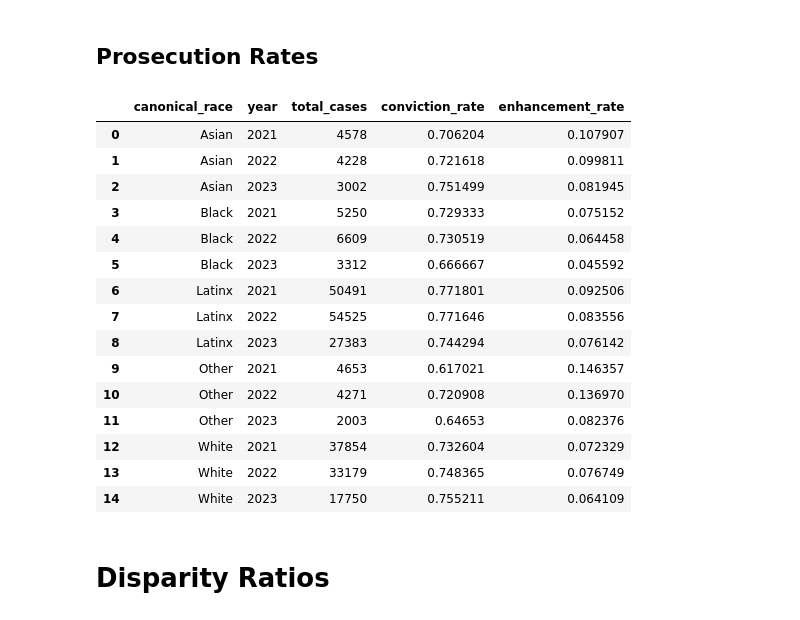
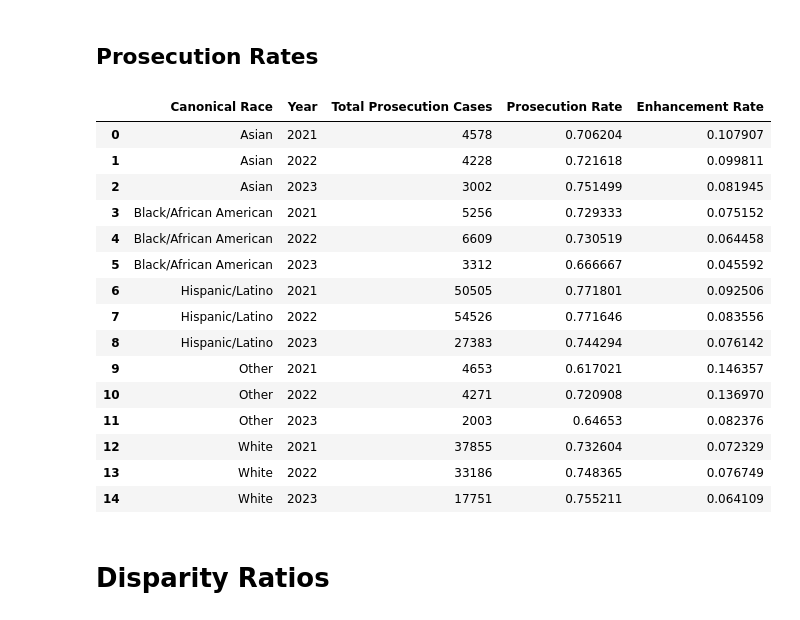
Before and after one commit to laurenbchu/honors-thesis, a Jupyter notebook: notebooks/analysis.ipynb, the cells around one changed output. Saved outputs shown, nothing was run; the diff lists cells and outputs as text; code cells hidden in the pictures.

```diff
--- a/notebooks/analysis.ipynb
+++ b/notebooks/analysis.ipynb
@@ -30,7 +27,7 @@ policing = pd.read_csv("../data/cleaned/cleaned_orange_ripa_2019_2023.csv")
 # Load in prosecution data
 prosecution = pd.read_csv("https://raw.githubusercontent.com/laurenbchu/honors-thesis/main/data/cleaned/cleaned_orange_aclu_2021_2023.csv", low_memory=False)
 prosecution['filed_date'] = pd.to_datetime(prosecution["filed_date"])
-prosecution['year'] = prosecution['filed_date'].dt.year
+prosecution['Year'] = prosecution['filed_date'].dt.year
 # %%
 # Load in census data
 census = load_census("06059")
@@ -82,31 +68,33 @@ policing_all
 # %% [markdown]
 ## Prosecution Rates
 # %%
-prosecution_rates = compute_prosecution_rates(
+# Standardize race labels to match with policing data
+prosecution = add_standardized_race(prosecution, "canonical_race")
+
+prosecution_analysis = compute_prosecution_rates(
     prosecution,
-    race_col="canonical_race",
-    year_col="year",
     convicted_col="was_convicted",
     enhancement_col="is_enhancement_charge"
 )
-prosecution_rates
+
+prosecution_analysis
 # %% [output]
-|  | canonical_race | year | total_cases | conviction_rate | enhancement_rate |
+|  | Canonical Race | Year | Total Prosecution Cases | Prosecution Rate | Enhancement Rate |
 | 0 | Asian | 2021 | 4578 | 0.706204 | 0.107907 |
 | 1 | Asian | 2022 | 4228 | 0.721618 | 0.099811 |
 | 2 | Asian | 2023 | 3002 | 0.751499 | 0.081945 |
-| 3 | Black | 2021 | 5250 | 0.729333 | 0.075152 |
-| 4 | Black | 2022 | 6609 | 0.730519 | 0.064458 |
-| 5 | Black | 2023 | 3312 | 0.666667 | 0.045592 |
-| 6 | Latinx | 2021 | 50491 | 0.771801 | 0.092506 |
-| 7 | Latinx | 2022 | 54525 | 0.771646 | 0.083556 |
-| 8 | Latinx | 2023 | 27383 | 0.744294 | 0.076142 |
+| 3 | Black/African American | 2021 | 5256 | 0.729333 | 0.075152 |
+| 4 | Black/African American | 2022 | 6609 | 0.730519 | 0.064458 |
+| 5 | Black/African American | 2023 | 3312 | 0.666667 | 0.045592 |
+| 6 | Hispanic/Latino | 2021 | 50505 | 0.771801 | 0.092506 |
+| 7 | Hispanic/Latino | 2022 | 54526 | 0.771646 | 0.083556 |
+| 8 | Hispanic/Latino | 2023 | 27383 | 0.744294 | 0.076142 |
 | 9 | Other | 2021 | 4653 | 0.617021 | 0.146357 |
 | 10 | Other | 2022 | 4271 | 0.720908 | 0.136970 |
 | 11 | Other | 2023 | 2003 | 0.64653 | 0.082376 |
-| 12 | White | 2021 | 37854 | 0.732604 | 0.072329 |
-| 13 | White | 2022 | 33179 | 0.748365 | 0.076749 |
-| 14 | White | 2023 | 17750 | 0.755211 | 0.064109 |
+| 12 | White | 2021 | 37855 | 0.732604 | 0.072329 |
+| 13 | White | 2022 | 33186 | 0.748365 | 0.076749 |
+| 14 | White | 2023 | 17751 | 0.755211 | 0.064109 |
 # %% [markdown]
 # Disparity Ratios
 # %%
```
Also changed, not shown: parts of 9 cells of this notebook, 1 other file.
